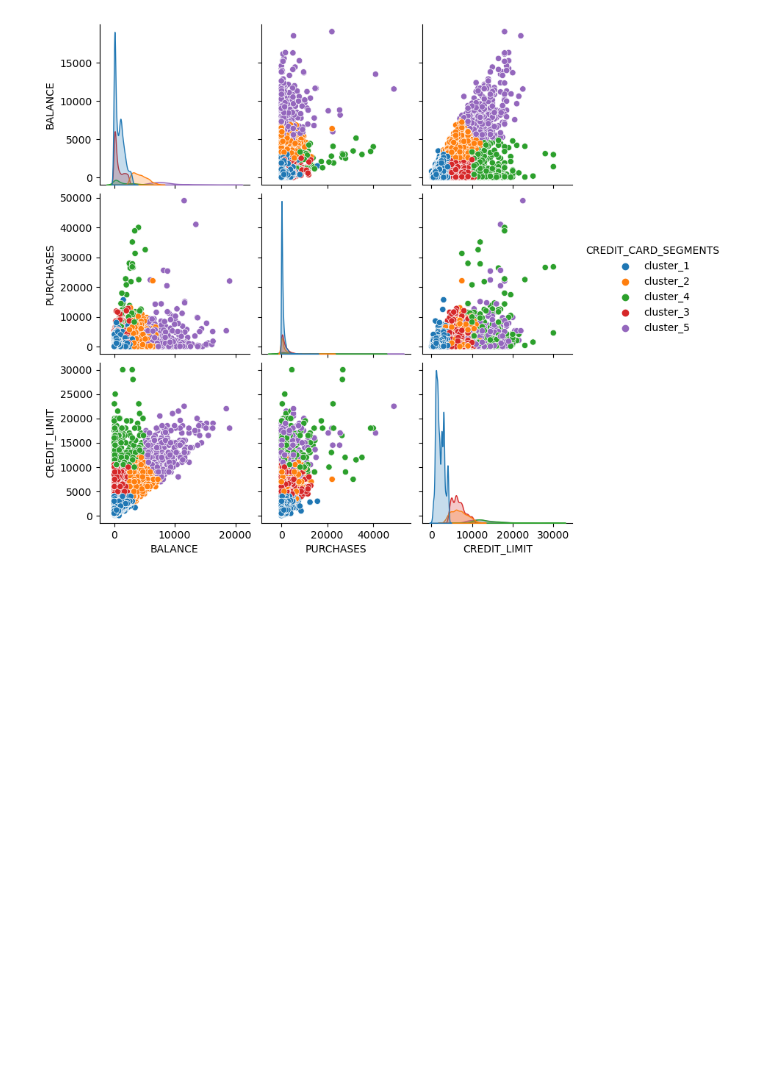
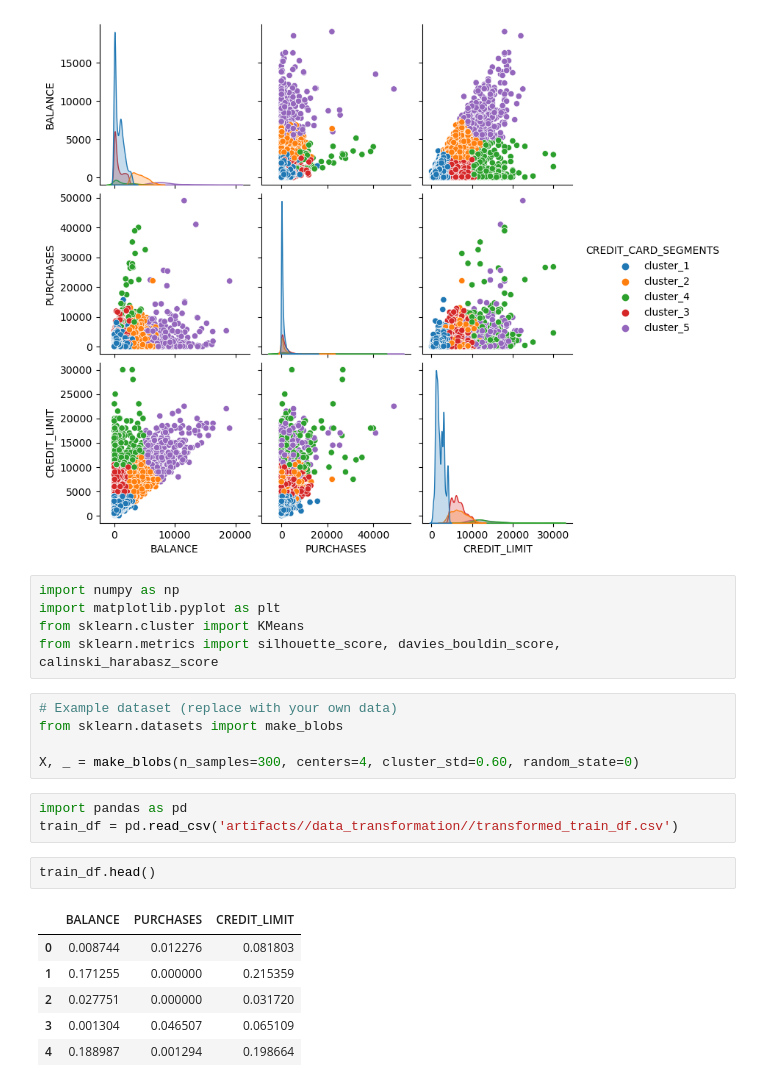
Before and after one commit to MadanuAugustin/CreditCardSegmentation_with_MLflow, a Jupyter notebook: CreditCardClustering.ipynb, the cells around one changed output. Drawn from its saved outputs; the diff is of its cells as text; blank space fills up the shorter version.

```diff
--- a/CreditCardClustering.ipynb
+++ b/CreditCardClustering.ipynb
@@ -255,3 +255,25 @@ sns.pairplot(data[['BALANCE', 'PURCHASES', 'CREDIT_LIMIT', 'CREDIT_CARD_SEGMENTS
 # %% [output]
 <seaborn.axisgrid.PairGrid at 0x...>
 [figure]
+# %%
+import numpy as np
+import matplotlib.pyplot as plt
+from sklearn.cluster import KMeans
+from sklearn.metrics import silhouette_score, davies_bouldin_score, calinski_harabasz_score
+# %%
+# Example dataset (replace with your own data)
+from sklearn.datasets import make_blobs
+
+X, _ = make_blobs(n_samples=300, centers=4, cluster_std=0.60, random_state=0)
+# %%
+import pandas as pd
+train_df = pd.read_csv('artifacts//data_transformation//transformed_train_df.csv')
+# %%
+train_df.head()
+# %% [output]
+|  | BALANCE | PURCHASES | CREDIT_LIMIT |
+| 0 | 0.008744 | 0.012276 | 0.081803 |
+| 1 | 0.171255 | 0.000000 | 0.215359 |
+| 2 | 0.027751 | 0.000000 | 0.031720 |
+| 3 | 0.001304 | 0.046507 | 0.065109 |
+| 4 | 0.188987 | 0.001294 | 0.198664 |
```
Also changed, not shown: parts of 5 cells of this notebook, 9 other files.
